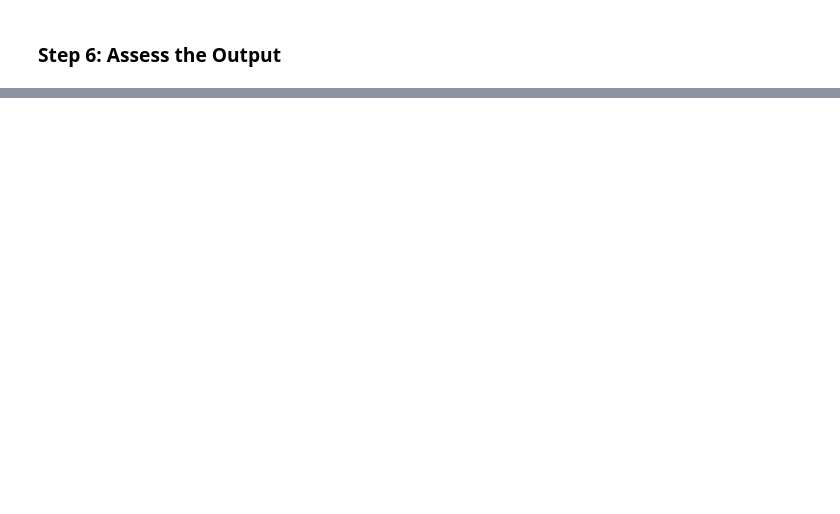
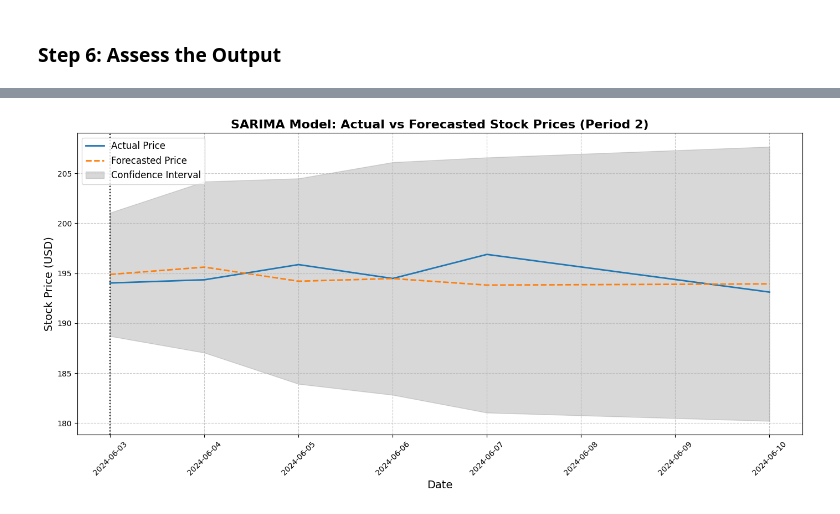
Before and after one commit to readingshapes/stock_forecasting, a Jupyter notebook: report copy 4.ipynb, the cells around one changed output, grey strips where cells are left out. Cells and saved outputs as stored; diff of their text form; code cells hidden in the pictures; blank space fills up the shorter version.

```diff
--- a/report copy 4.ipynb
+++ b/report copy 4.ipynb
@@ -584,0 +524,88 @@ print_metrics(plot_real[-n_forecast:], forecast)
+# %%
+import pandas as pd
+import numpy as np
+import matplotlib.pyplot as plt
+from sklearn.metrics import mean_squared_error
+
+# Define the best period (Period 2)
+best_period = {
+    "train_dates": ('2021-01-04', '2023-06-30'),
+    "test_dates": ('2024-06-01', '2024-06-11')
+}
+
+# Ensure the index is in datetime format
+stock_data.index = pd.to_datetime(stock_data.index)
+
+# Extract the training and testing start and end dates for Period 2
+train_start_date = pd.to_datetime(best_period["train_dates"][0])
+train_end_date = pd.to_datetime(best_period["train_dates"][1])
+test_start_date = pd.to_datetime(best_period["test_dates"][0])
+test_end_date = pd.to_datetime(best_period["test_dates"][1])
+
+# Get the actual data for training and testing
+train_data = stock_data.loc[train_start_date:train_end_date]
+test_data = stock_data.loc[test_start_date:test_end_date]
+
+# Check the shape of the dataframes
+print(f"Period 2: Train dates: {best_period['train_dates']}")
+print(f"Test dates: {best_period['test_dates']}\n")
+print("Training data shape:", train_data.shape)
+print("Test data shape:", test_data.shape)
+
+# Fit the SARIMA model on the training data (the 'Close' values)
+sarima_model = process_model(train_data)  # Use the entire training data to fit SARIMA
+forecast, conf_int = sarima_model.predict(n_periods=len(test_data), return_conf_int=True)
+
+# Check that the forecast and test data have the same length
+assert len(forecast) == len(test_data), f"Forecast and test data lengths do not match: {len(forecast)} vs {len(test_data)}"
+
+# Create the forecast DataFrame with the correct index (test_data.index)
+forecast_df = pd.DataFrame(forecast[:], columns=['Forecast'])
+
+# Plot predictions vs actual data with improved aesthetics
+plt.figure(figsize=(14, 7))
+
+# Plot the actual stock prices (test data)
+plt.plot(test_data.index, test_data['Close'], color='#1f77b4', label='Actual Price', linewidth=2)
+
+# Plot the forecasted prices
+plt.plot(test_data.index, forecast_df['Forecast'], color='#ff7f0e', linestyle='--', label='Forecasted Price', linewidth=2)
+
+# Add shaded region for confidence interval
+plt.fill_between(test_data.index, conf_int[:, 0], conf_int[:, 1], color='gray', alpha=0.3, label='Confidence Interval')
+
+# Add labels and title
+plt.title("SARIMA Model: Actual vs Forecasted Stock Prices (Period 2)", fontsize=16, weight='bold')
+plt.xlabel("Date", fontsize=14)
+plt.ylabel("Stock Price (USD)", fontsize=14)
+plt.xticks(rotation=45)
+plt.grid(True, linestyle='--', alpha=0.7)
+
+# Add a legend
+plt.legend(loc='upper left', fontsize=12)
+
+# Add a vertical line to separate training and testing periods
+plt.axvline(x=test_data.index[0], color='k', linestyle=':', label="Test Start Date")
+
+# Show the plot
+plt.tight_layout()
+plt.show()
+
+# Calculate MSE (Mean Squared Error)
+mse = mean_squared_error(test_data['Close'], forecast_df['Forecast'])
+
+# Calculate RMSE (Root Mean Squared Error) from MSE
+rmse = np.sqrt(mse)
+
+# Calculate MAPE (Mean Absolute Percentage Error)
+actual_values = np.array(test_data['Close'])
+predicted_values = np.array(forecast_df['Forecast'])
+
+# Avoid division by zero and calculate MAPE
+mape = np.mean(np.abs((actual_values - predicted_values) / actual_values[actual_values != 0])) * 100 if np.any(actual_values != 0) else np.nan
+
+# Print the metrics for Period 2
+print(f"RMSE: {rmse}")
+print(f"MSE: {mse}")
+print(f"MAPE: {mape}%\n")
+# %% [output]
@@ -584,0 +618 @@ print_metrics(plot_real[-n_forecast:], forecast)
+[figure, added]
```
Also changed, not shown: parts of 13 cells of this notebook.
